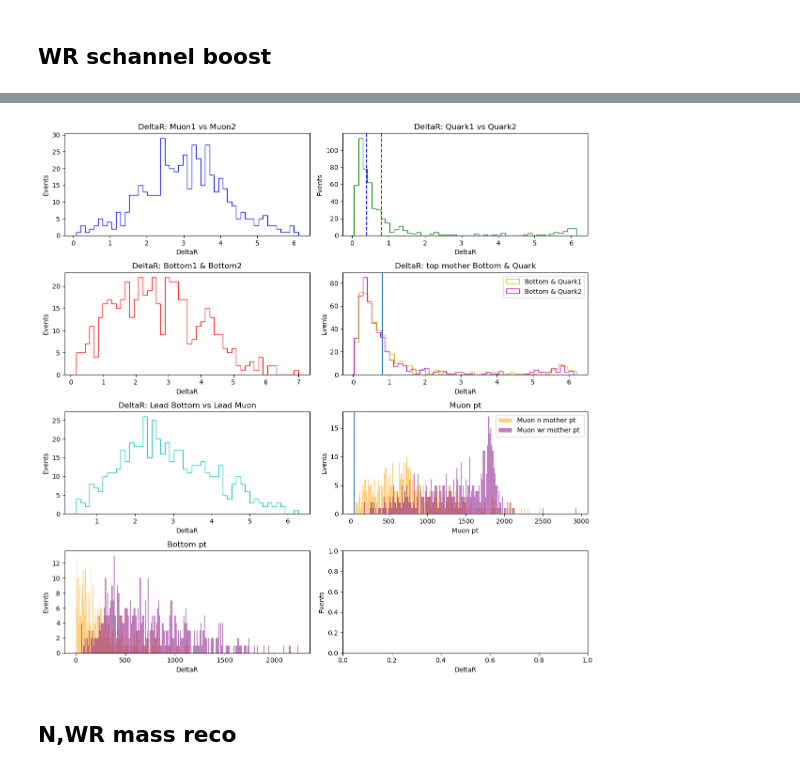
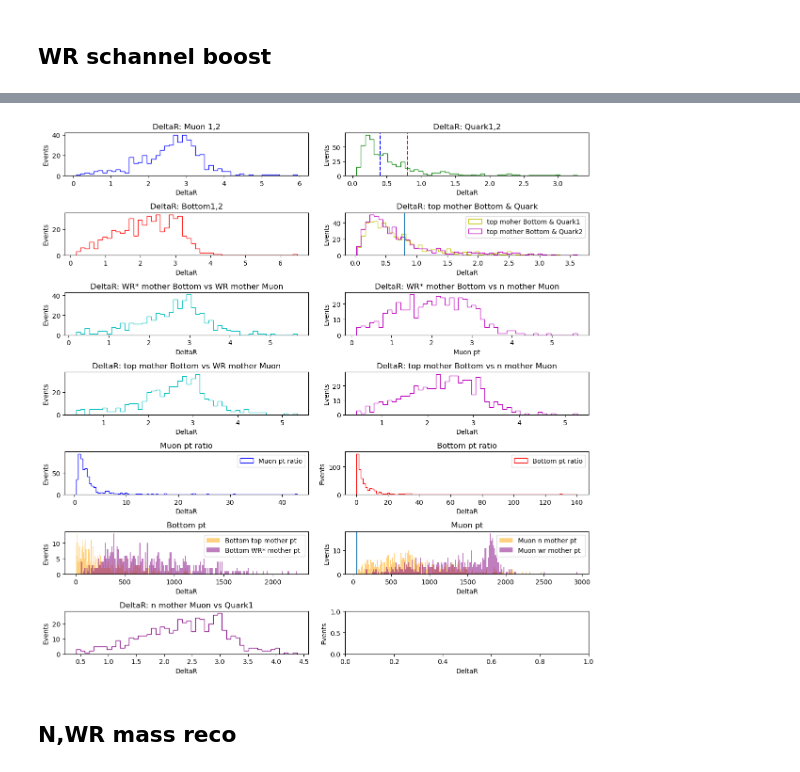
Before and after one commit to HEPchihwan/LRSM_tb_channel, a Jupyter notebook: SAMPLEPRODUCTION/using matrix/LHEreco.ipynb, the cells around one changed output, grey strips where cells are left out. Drawn from its saved outputs; the diff is of its cells as text; code cells hidden in the pictures.

```diff
--- a/SAMPLEPRODUCTION/using matrix/LHEreco.ipynb
+++ b/SAMPLEPRODUCTION/using matrix/LHEreco.ipynb
@@ -97,62 +97,99 @@ deltar = np.zeros_like(WL_eta)
 
 ###delta r function
 # delta_r 함수 수정
+
+def delta_phi(phi1, phi2):
+    d = phi1 - phi2
+    # wrap to [-π, +π]
+    return (d + np.pi) % (2*np.pi) - np.pi
+
 def delta_r(eta1, phi1, eta2, phi2):
     d_eta = eta1 - eta2
-    d_phi = phi1 - phi2
-    dr = np.sqrt(d_eta**2 + d_phi**2)
-    return dr
+    d_phi = delta_phi(phi1, phi2)
+    return np.sqrt(d_eta**2 + d_phi**2)
 
+#lepton , muon 1 = WR mother
+#lepton , muon 2 = n mother
+#bottom quark 1 = WR* mother
+#bottom quark 2 = t mother
 
 lepton12_deltar = delta_r(muon_eta[:,0], muon_phi[:,0], muon_eta[:,1], muon_phi[:,1])
 twoquark_deltar = delta_r(quark_eta[:,0], quark_phi[:,0], quark_eta[:,1], quark_phi[:,1])
 bottomquark_deltar = delta_r(bottom_eta[:,0], bottom_phi[:,0], bottom_eta[:,1], bottom_phi[:,1])
 bottomandquark1_deltar = delta_r(bottom_eta[:,0], bottom_phi[:,0], quark_eta[:,0], quark_phi[:,0])
 bottomandquark2_deltar = delta_r(bottom_eta[:,0], bottom_phi[:,0], quark_eta[:,1], quark_phi[:,1])
-leadbottom_lepton_deltar = delta_r(bottom_eta[:,0], bottom_phi[:,0], muon_eta[:,0], muon_phi[:,0])
+WRbottom_WRlepton_deltar = delta_r(bottom_eta[:,1], bottom_phi[:,1], muon_eta[:,1], muon_phi[:,1])
+WRbottom_Nlepton_deltar = delta_r(bottom_eta[:,1], bottom_phi[:,1], muon_eta[:,0], muon_phi[:,0])
+Topbottom_WRlepton_deltar = delta_r(bottom_eta[:,0], bottom_phi[:,0], muon_eta[:,1], muon_phi[:,1])
+Topbottom_Nlepton_deltar = delta_r(bottom_eta[:,0], bottom_phi[:,0], muon_eta[:,0], muon_phi[:,0])
+nlepton_quark_deltar = delta_r(muon_eta[:,0], muon_phi[:,0], quark_eta[:,0], quark_phi[:,0])
 
-muonpt1 = muon_pt[:, 0]
-muonpt2 = muon_pt[:, 1]
-bottompt1 = bottom_pt[:, 0]
-bottompt2 = bottom_pt[:, 1]
+muonpt1 = muon_pt[:, 0]#muon 0 =  n mother
+muonpt2 = muon_pt[:, 1]# muon 1 = WR mother
+bottompt1 = bottom_pt[:, 0]#bottom quark 0 = top mother
+bottompt2 = bottom_pt[:, 1]#bottom quark 1 = WR* mother
 a=np.sort(muonpt1)
 b=np.sort(muonpt2)
+muonptratio = muonpt2 / muonpt1
+bottomptratio = bottompt2 / bottompt1
+print("Muon pt ratio :", muonptratio)
+print("Bottom pt ratio :", bottomptratio)
 print("Muon n mother pt :", a)
 print("Muon WR mother pt :", b)
 
 
-fig, axs = plt.subplots(4, 2, figsize=(12, 12))
+fig, axs = plt.subplots(7, 2, figsize=(12, 12))
 
 axs[0, 0].hist(ak.to_numpy(lepton12_deltar), bins=50, histtype='step', color='b')
-axs[0, 0].set_title('DeltaR: Muon1 vs Muon2')
+axs[0, 0].set_title('DeltaR: Muon 1,2')
 
 axs[0, 1].hist(ak.to_numpy(twoquark_deltar), bins=50, histtype='step', color='g')
-axs[0, 1].set_title('DeltaR: Quark1 vs Quark2')
+axs[0, 1].set_title('DeltaR: Quark1,2')
 axs[0, 1].axvline(0.4, color='b', linestyle='--')
 axs[0, 1].axvline(0.8, color='r', linestyle='--')
 
 axs[1, 0].hist(ak.to_numpy(bottomquark_deltar), bins=50, histtype='step', color='r')
-axs[1, 0].set_title('DeltaR: Bottom1 & Bottom2')
+axs[1, 0].set_title('DeltaR: Bottom1,2')
 
 axs[1, 1].hist(ak.to_numpy(bottomandquark2_deltar), bins=50, histtype='step', color='y')
 axs[1, 1].hist(ak.to_numpy(bottomandquark1_deltar), bins=50, histtype='step', color='m')
 axs[1, 1].axvline(0.8)
 axs[1, 1].set_title('DeltaR: top mother Bottom & Quark')
-axs[1,1].legend(['Bottom & Quark1', 'Bottom & Quark2'])
+axs[1,1].legend(['top moher Bottom & Quark1', 'top mother Bottom & Quark2'])
 
 
-axs[2, 0].hist(ak.to_numpy(leadbottom_lepton_deltar), bins=50, histtype='step', color='c')
-axs[2, 0].set_title('DeltaR: Lead Bottom vs Lead Muon')
+axs[2, 0].hist(ak.to_numpy(WRbottom_WRlepton_deltar), bins=50, histtype='step', color='c')
+axs[2, 0].set_title('DeltaR: WR* mother Bottom vs WR mother Muon')
+axs[2, 1].hist(ak.to_numpy(WRbottom_Nlepton_deltar), bins=50, histtype='step', color='m')
+axs[2, 1].set_title('DeltaR: WR* mother Bottom vs n mother Muon')
 
-axs[2, 1].hist(ak.to_numpy(muonpt1), bins=200, histtype='bar', color='orange', label='Muon n mother pt', alpha=0.5)
-axs[2, 1].hist(ak.to_numpy(muonpt2), bins=200, histtype='bar', color='purple', label='Muon wr mother pt ' , alpha=0.5)
-axs[2, 1].set_title('Muon pt')
-axs[2, 1].axvline(50)
-axs[2, 1].legend()
+axs[3,0].hist(ak.to_numpy(Topbottom_WRlepton_deltar), bins=50, histtype='step', color='c')
+axs[3,0].set_title('DeltaR: top mother Bottom vs WR mother Muon')
+axs[3,1].hist(ak.to_numpy(Topbottom_Nlepton_deltar), bins=50, histtype='step', color='m')
+axs[3,1].set_title('DeltaR: top mother Bottom vs n mother Muon')
 
-axs[3,0].hist(ak.to_numpy(bottompt1), bins=200, histtype='bar', color='orange', label='Bottom n mother pt', alpha=0.5)
-axs[3,0].hist(ak.to_numpy(bottompt2), bins=200, histtype='bar', color='purple', label='Bottom wr mother pt ' , alpha=0.5)
-axs[3,0].set_title('Bottom pt')
+axs[5, 1].hist(ak.to_numpy(muonpt1), bins=200, histtype='bar', color='orange', label='Muon n mother pt', alpha=0.5)
+axs[5, 1].hist(ak.to_numpy(muonpt2), bins=200, histtype='bar', color='purple', label='Muon wr mother pt ' , alpha=0.5)
+axs[5, 1].set_title('Muon pt')
+axs[5, 1].axvline(50)
+axs[5, 1].legend()
+
+axs[5,0].hist(ak.to_numpy(bottompt1), bins=200, histtype='bar', color='orange', label='Bottom top mother pt', alpha=0.5)
+axs[5,0].hist(ak.to_numpy(bottompt2), bins=200, histtype='bar', color='purple', label='Bottom WR* mother pt ' , alpha=0.5)
+axs[5,0].set_title('Bottom pt')
+axs[5,0].legend()
+
+axs[4,0].hist(ak.to_numpy(muonptratio), bins=100, histtype='step', color='blue', label='Muon pt ratio')
+axs[4,1].hist(ak.to_numpy(bottomptratio), bins=100, histtype='step', color='red', label='Bottom pt ratio')
+axs[4,0].set_title('Muon pt ratio')
+axs[4,1].set_title('Bottom pt ratio')
+axs[4,0].legend()
+axs[4,1].legend()
+
+axs[6, 0].hist(ak.to_numpy(nlepton_quark_deltar), bins=50, histtype='step', color='purple')
+axs[6, 0].set_title('DeltaR: n mother Muon vs Quark1')
+#axs[4,0].set_xscale('log')
+#axs[4,1].set_xscale('log')
 
 
 for ax in axs.flat:
@@ -167,6 +206,6 @@ plt.show()
 Muon n mother pt : [44.8, 55.4, 55.5, 74.9, 80.3, ..., 2.22e+03, 2.26e+03, 2.31e+03, 2.47e+03]
 Muon WR mother pt : [170, 173, 258, 273, 274, ..., 2.07e+03, 2.11e+03, 2.13e+03, 2.5e+03, 2.94e+03]
-[figure, old version]
+[figure, new version]
 # %% [markdown]
 ## N,WR mass reco
 # %%
```
Also changed, not shown: parts of 2 cells of this notebook, 1 other file.
